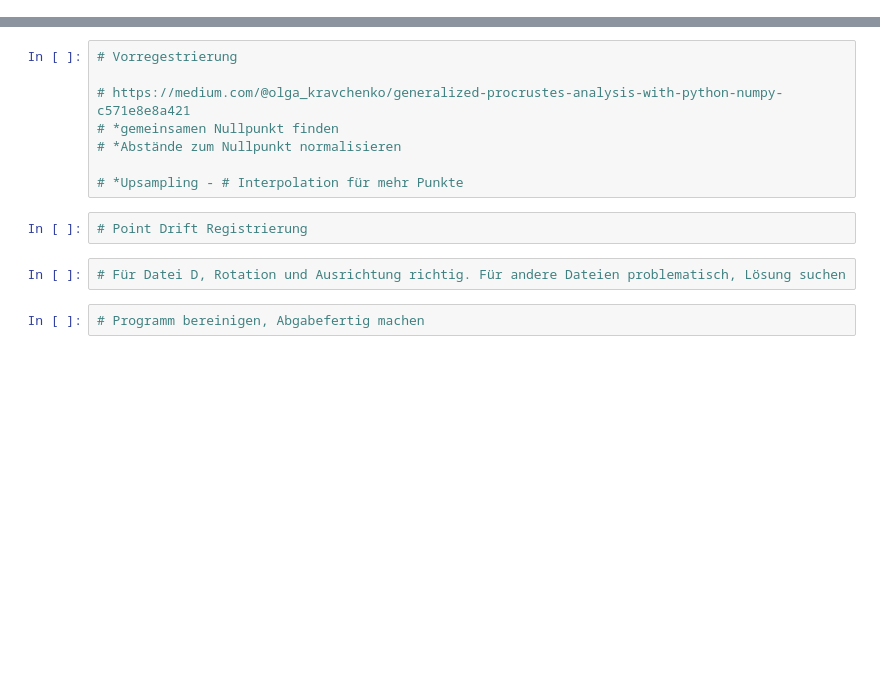
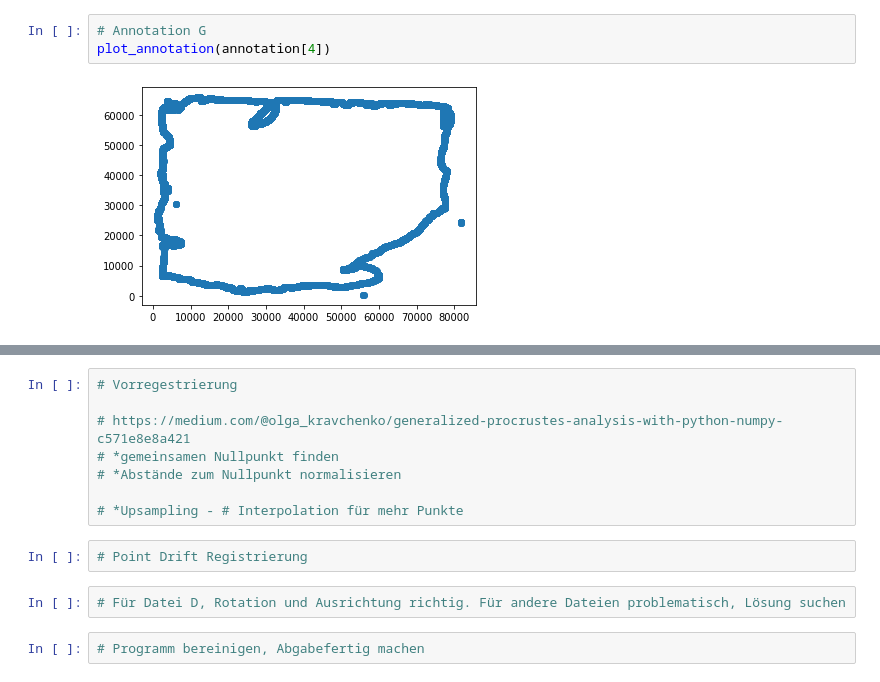
Before and after one commit to AlexHTW/mpi_beleg_4, a Jupyter notebook: registration.ipynb, the cells around one changed output, grey strips where cells are left out. Drawn from its saved outputs; the diff is of its cells as text; blank space fills up the shorter version.

```diff
--- a/registration.ipynb
+++ b/registration.ipynb
@@ -38,0 +57,5 @@ plt.scatter(x_anno,y_anno)
+# %%
+# Annotation G
+plot_annotation(annotation[4])
+# %% [output]
+[figure, added]
```
Also changed, not shown: parts of 19 cells of this notebook, 3 other files.
